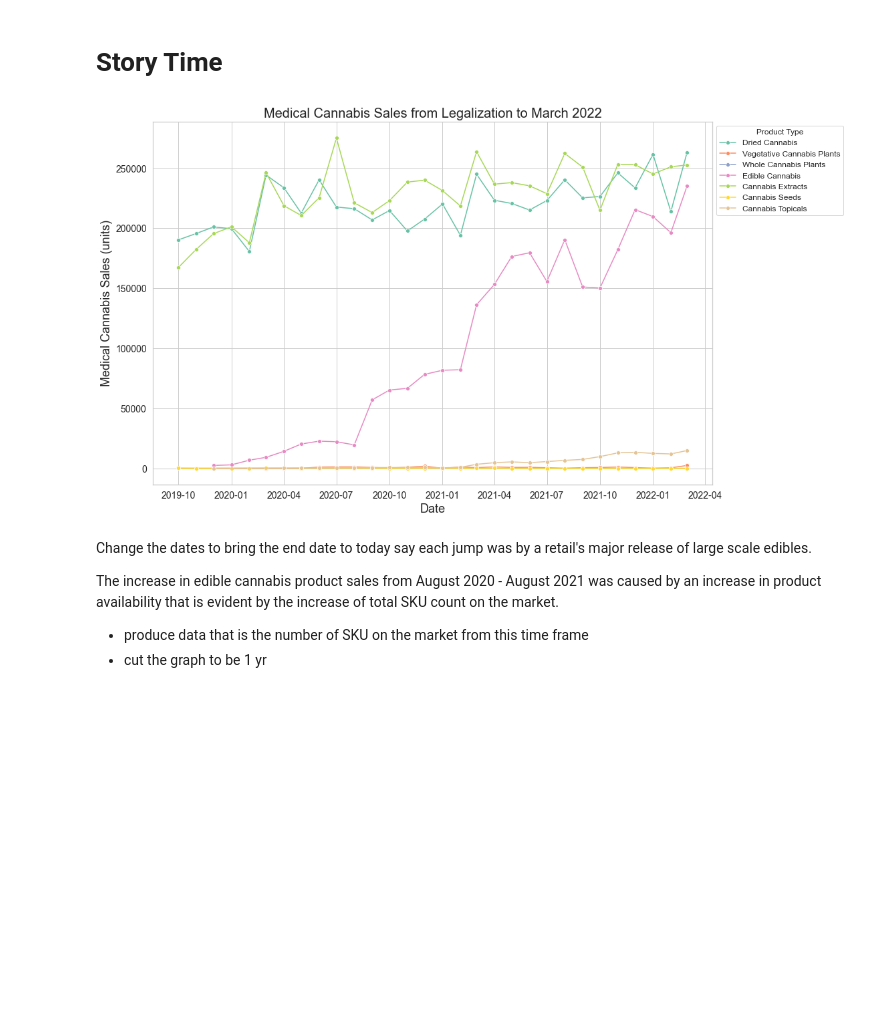
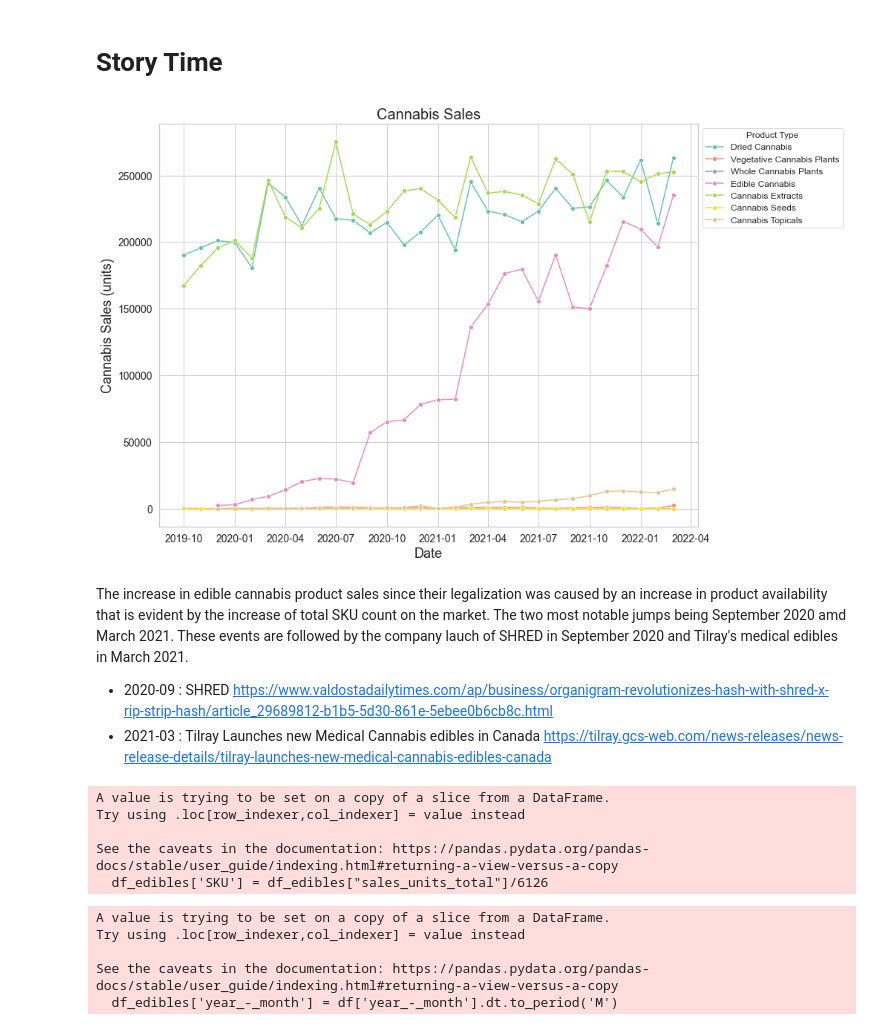
Before and after one commit to HalleypC/Neobi-Questions, a Jupyter notebook: Q3.ipynb, the cells around one changed output. Drawn from its saved outputs; the diff is of its cells as text; code cells hidden in the pictures; blank space fills up the shorter version.

```diff
--- a/Q3.ipynb
+++ b/Q3.ipynb
@@ -458,34 +458,51 @@ plt.show()
 [figure]
 # %% [markdown]
 # Story Time
+# %%
+df.replace(0, np.nan, inplace=True)
 # %%
 # let's use this plot to make up our cannabis story
 
 #original data:
-fig, axs = plt.subplots(figsize = (15,10))
+fig, axs = plt.subplots(figsize = (13,10))
 
 product_list = ['Dried Cannabis', 'Vegetative Cannabis Plants', 'Whole Cannabis Plants', 'Edible Cannabis', 'Cannabis Extracts', 'Cannabis Seeds', 'Cannabis Topicals']
 
 sns.lineplot(data = df, x = 'year_-_month', y = "sales_units_-_medical", marker = 'o', hue = 'product_type', ax=axs)
 
-plt.title('Medical Cannabis Sales from Legalization to March 2022', size=20)
-plt.ylabel('Medical Cannabis Sales (units)', size=18)
+plt.title('Cannabis Sales', size=20)
+plt.ylabel('Cannabis Sales (units)', size=18)
 plt.yticks(size=14)
 plt.xlabel('Date', size=18)
 plt.xticks(size=14)
 plt.legend(product_list, title = 'Product Type', fontsize=12, bbox_to_anchor=(1, 1))
 
-plt.savefig('Figures/Medical_Sales.png')
+plt.savefig('Figures/Sales.png', bbox_inches = "tight")
 plt.show()
 # %% [output]
-[figure, old version]
+[figure, new version]
-# %% [markdown]
-Change the dates to bring the end date to today
-say each jump was by a retail's major release of large scale edibles.
-
-
-The increase in edible cannabis product sales from August 2020 - August 2021 was caused by an increase in product availability that is evident by the increase of total SKU count on the market.
-
-- produce data that is the number of SKU on the market from this time frame
-- cut the graph to be 1 yr
+# %% [markdown]
+The increase in edible cannabis product sales since their legalization was caused by an increase in product availability that is evident by the increase of total SKU count on the market. The two most notable jumps being September 2020 amd March 2021. These events are followed by the company lauch of SHRED in September 2020 and Tilray's medical edibles in March 2021.
+
+* 2020-09 : SHRED https://www.valdostadailytimes.com/ap/business/organigram-revolutionizes-hash-with-shred-x-rip-strip-hash/article_29689812-b1b5-5d30-861e-5ebee0b6cb8c.html
+* 2021-03 : Tilray Launches new Medical Cannabis edibles in Canada https://tilray.gcs-web.com/news-releases/news-release-details/tilray-launches-new-medical-cannabis-edibles-canada
+# %%
+#create fake SKU feature, pick arbitrary number to reduce magnitude
+
+df_edibles['SKU'] = df_edibles["sales_units_total"]/6126
+# %% [output]
+A value is trying to be set on a copy of a slice from a DataFrame.
+Try using .loc[row_indexer,col_indexer] = value instead
+
+See the caveats in the documentation: https://pandas.pydata.org/pandas-docs/stable/user_guide/indexing.html#returning-a-view-versus-a-copy
+  df_edibles['SKU'] = df_edibles["sales_units_total"]/6126
+# %%
+#clean datetime format to only be the mont and year (drop the timezone and time)
+df_edibles['year_-_month'] = df['year_-_month'].dt.to_period('M')
+# %% [output]
+A value is trying to be set on a copy of a slice from a DataFrame.
+Try using .loc[row_indexer,col_indexer] = value instead
+
+See the caveats in the documentation: https://pandas.pydata.org/pandas-docs/stable/user_guide/indexing.html#returning-a-view-versus-a-copy
+  df_edibles['year_-_month'] = df['year_-_month'].dt.to_period('M')
 # %%
```
Also changed, not shown: parts of 5 cells of this notebook, 1 other file.
